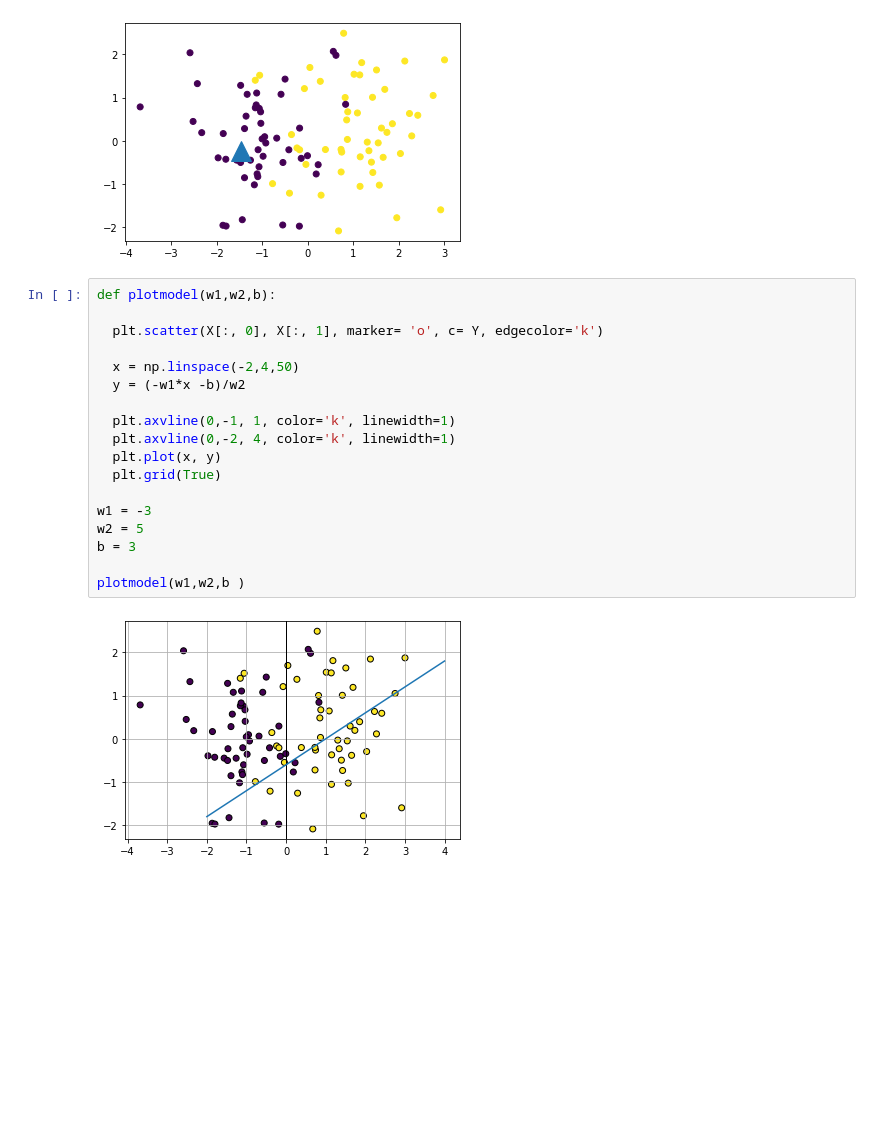
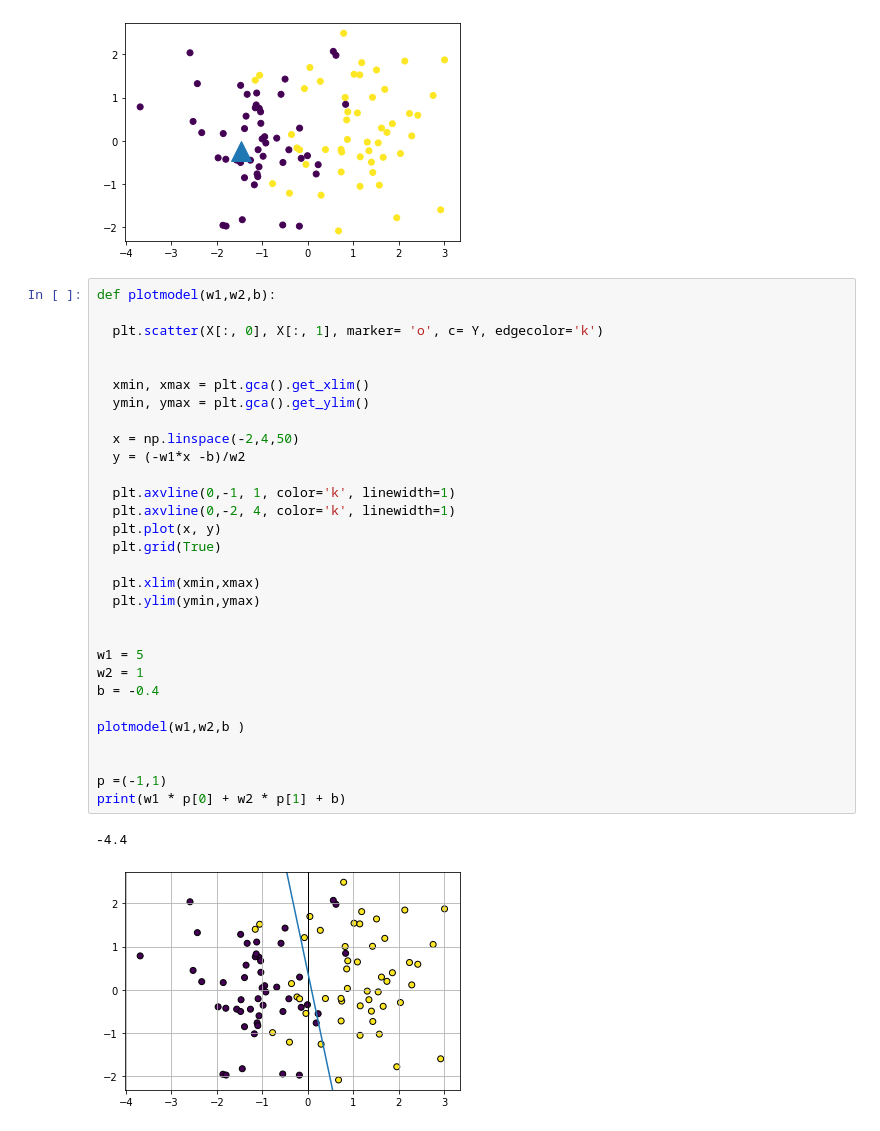
Before and after one commit to diegoantunescosta/MachineLearning, a Jupyter notebook: ClassificacaoLinear.ipynb, the cells around one changed output. Drawn from its saved outputs; the diff is of its cells as text; blank space fills up the shorter version.

```diff
--- a/ClassificacaoLinear.ipynb
+++ b/ClassificacaoLinear.ipynb
@@ -24,20 +24,33 @@ plt.plot(p[0],p[1], marker= '^', markersize =20)
 # %%
 def plotmodel(w1,w2,b):
 
   plt.scatter(X[:, 0], X[:, 1], marker= 'o', c= Y, edgecolor='k')
+
+
+  xmin, xmax = plt.gca().get_xlim()
+  ymin, ymax = plt.gca().get_ylim()
 
   x = np.linspace(-2,4,50)
   y = (-w1*x -b)/w2
 
   plt.axvline(0,-1, 1, color='k', linewidth=1)
   plt.axvline(0,-2, 4, color='k', linewidth=1)
   plt.plot(x, y)
   plt.grid(True)
 
-w1 = -3
-w2 = 5
-b = 3
+  plt.xlim(xmin,xmax)
+  plt.ylim(ymin,ymax)
+
+
+w1 = 5
+w2 = 1
+b = -0.4
 
 plotmodel(w1,w2,b )
+
+
+p =(-1,1)
+print(w1 * p[0] + w2 * p[1] + b)
 # %% [output]
+-4.4
-[figure, old version]
+[figure, new version]
```
Also changed, not shown: parts of 1 cell of this notebook.
